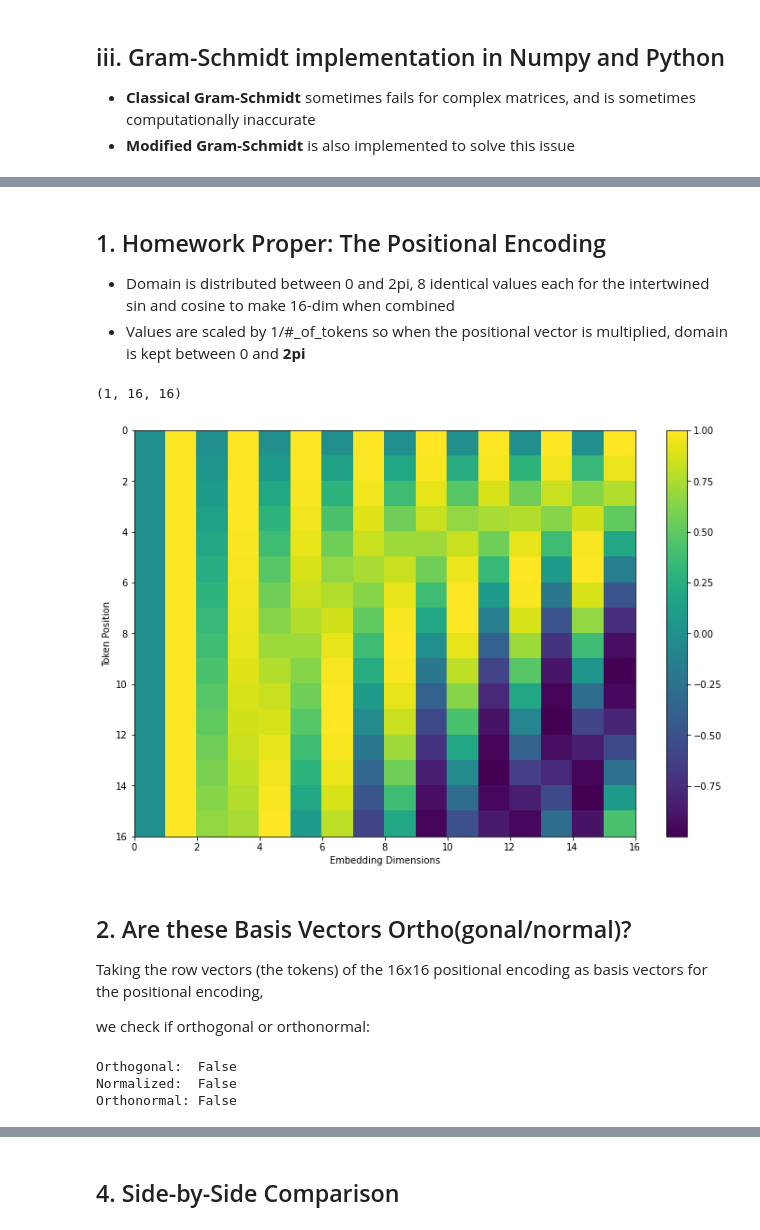
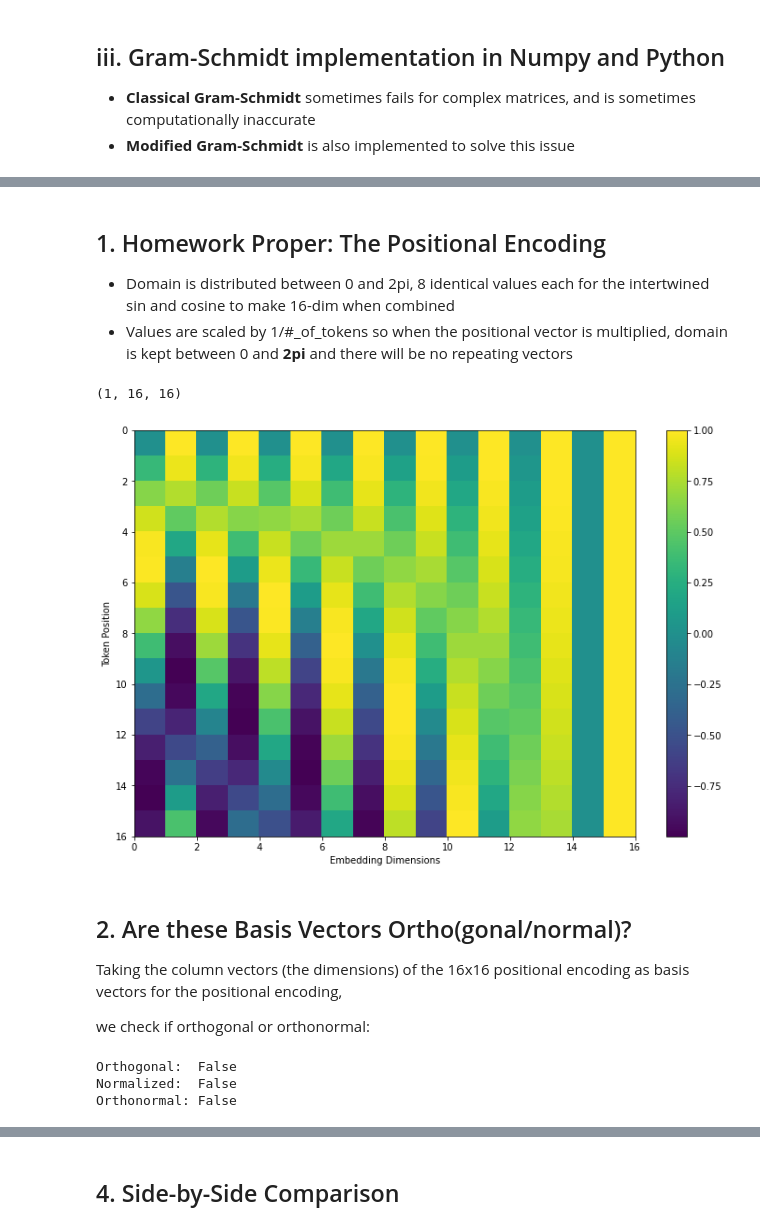
Before and after one commit to henritomas/-CoE197-Z-Tomas-DL-Experiments, a Jupyter notebook: orthonormal_transformer_positional_encoding.ipynb, the cells around one changed output, grey strips where cells are left out. Drawn from its saved outputs; the diff is of its cells as text; code cells hidden in the pictures.

Commit message:
fixed bug with orthonormal check, GS, and uses column vector

```diff
--- a/orthonormal_transformer_positional_encoding.ipynb
+++ b/orthonormal_transformer_positional_encoding.ipynb
@@ -141,7 +144,7 @@ True
 # %% [markdown]
 ## 1. Homework Proper: The Positional Encoding
 - Domain is distributed between 0 and 2pi, 8 identical values each for the intertwined sin and cosine to make 16-dim when combined
-- Values are scaled by 1/#_of_tokens so when the positional vector is multiplied, domain is kept between 0 and **2pi**
+- Values are scaled by 1/#_of_tokens so when the positional vector is multiplied, domain is kept between 0 and **2pi** and there will be no repeating vectors
 # %%
 # Code from https://www.tensorflow.org/tutorials/text/transformer
 # Modified to make the domain distributed between 0 and 2pi
@@ -152,52 +155,57 @@ def positional_encoding(position, d_model):
   # Get values between 0 and 2pi, multiplied by 1/16 to compensate for token-position scaling
   pos_scale = 1/position
   pos_vector = np.arange(position)[:, np.newaxis]
+
+  # I want to flip the 0 to 2pi domain (2pi to 0 instead) so it looks better
   x = np.linspace(0, (7/4)*math.pi, num=8) * pos_scale
-  x = np.repeat(x, 2) # repeat x values twice to intertwine sin and cos
+  x = np.flip(np.repeat(x, 2)) # repeat x values twice to intertwine sin and cos
   x = x[np.newaxis, :]
   x = pos_vector * x
 
 
   pos_encoding = np.zeros((position, d_model))
 
   # apply sin to even indices in the array; 2i
   pos_encoding[:, 0::2] = np.sin(x[:, 0::2])
 
   # apply cos to odd indices in the array; 2i+1
   pos_encoding[:, 1::2] = np.cos(x[:, 1::2])
 
   pos_encoding = pos_encoding[np.newaxis, ...]
 
   return pos_encoding
 
 tokens = 16
 dimensions = 16
 
 pos_encoding = positional_encoding(tokens, dimensions)
 print (pos_encoding.shape)
 
 plt.figure(figsize=(12,8))
 plt.pcolormesh(pos_encoding[0], cmap='viridis')
 plt.xlabel('Embedding Dimensions')
 plt.xlim((0, dimensions))
 plt.ylim((tokens,0))
 plt.ylabel('Token Position')
 plt.colorbar()
 plt.show()
 # %% [output]
 (1, 16, 16)
-[figure, old version]
+[figure, new version]
 # %% [markdown]
 ## 2. Are these Basis Vectors Ortho(gonal/normal)?
-Taking the row vectors (the tokens) of the 16x16 positional encoding as basis vectors for the positional encoding,
+Taking the column vectors (the dimensions) of the 16x16 positional encoding as basis vectors for the positional encoding,
 
 we check if orthogonal or orthonormal:
-# %%
-print('Orthogonal: ', is_orthogonal(pos_encoding[0]))
-print('Normalized: ', is_normal(pos_encoding[0]))
-print('Orthonormal:', is_orthonormal(pos_encoding[0]))
-# %% [output]
-Orthogonal:  False
-Normalized:  False
-Orthonormal: False
+# %%
+#Take the basis column vectors, transform to rows so we can plug into my functions
+basis = pos_encoding[0]
+
+print('Orthogonal: ', is_orthogonal(basis))
+print('Normalized: ', is_normal(basis))
+print('Orthonormal:', is_orthonormal(basis))
+# %% [output]
+Orthogonal:  False
+Normalized:  False
+Orthonormal: False
 # %% [markdown]
```
Also changed, not shown: parts of 7 cells of this notebook.
